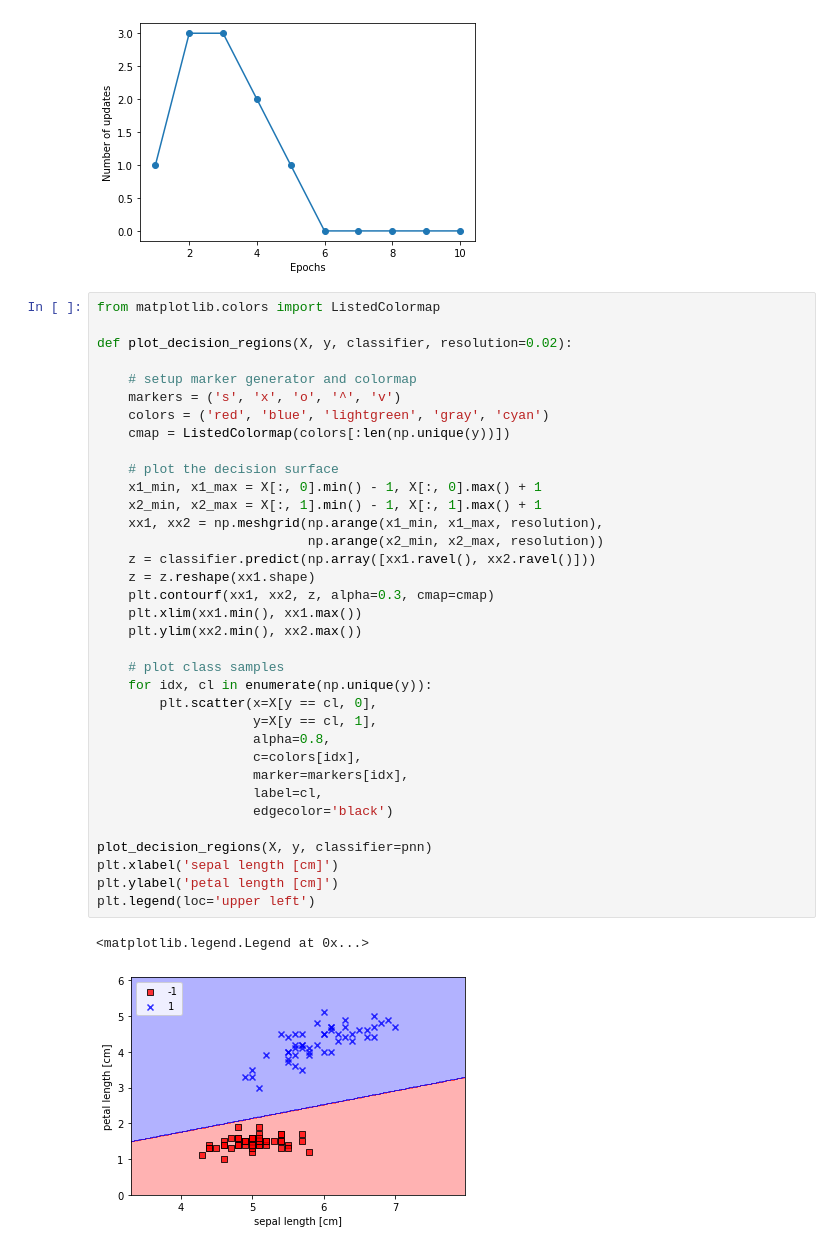
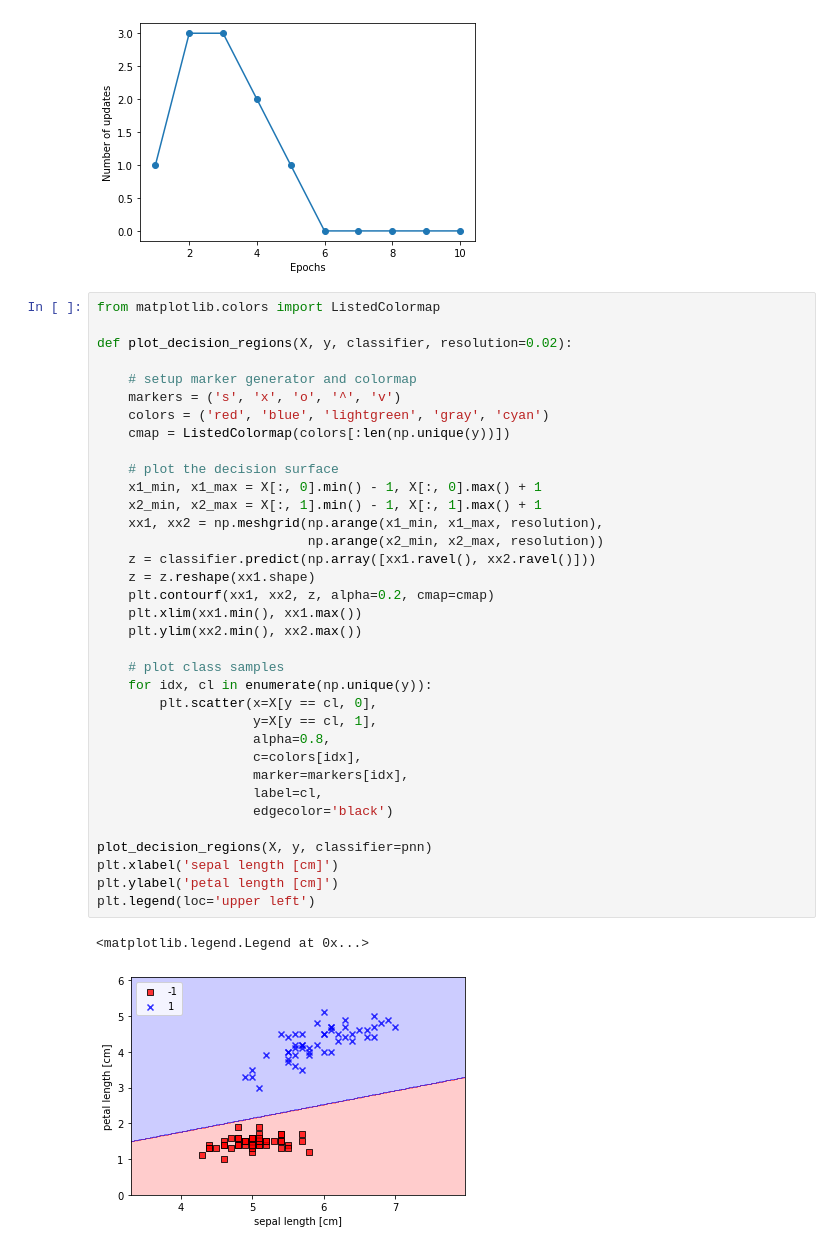
Before and after one commit to JimGerth/desy-ml-python, a Jupyter notebook: Untitled.ipynb, the cells around one changed output. Drawn from its saved outputs; the diff is of its cells as text.

```diff
--- a/Untitled.ipynb
+++ b/Untitled.ipynb
@@ -49,32 +49,32 @@ def plot_decision_regions(X, y, classifier, resolution=0.02):
     markers = ('s', 'x', 'o', '^', 'v')
     colors = ('red', 'blue', 'lightgreen', 'gray', 'cyan')
     cmap = ListedColormap(colors[:len(np.unique(y))])
 
     # plot the decision surface
     x1_min, x1_max = X[:, 0].min() - 1, X[:, 0].max() + 1
     x2_min, x2_max = X[:, 1].min() - 1, X[:, 1].max() + 1
     xx1, xx2 = np.meshgrid(np.arange(x1_min, x1_max, resolution),
                            np.arange(x2_min, x2_max, resolution))
     z = classifier.predict(np.array([xx1.ravel(), xx2.ravel()]))
     z = z.reshape(xx1.shape)
-    plt.contourf(xx1, xx2, z, alpha=0.3, cmap=cmap)
+    plt.contourf(xx1, xx2, z, alpha=0.2, cmap=cmap)
     plt.xlim(xx1.min(), xx1.max())
     plt.ylim(xx2.min(), xx2.max())
 
     # plot class samples
     for idx, cl in enumerate(np.unique(y)):
         plt.scatter(x=X[y == cl, 0],
                     y=X[y == cl, 1],
                     alpha=0.8,
                     c=colors[idx],
                     marker=markers[idx],
                     label=cl,
                     edgecolor='black')
 
 plot_decision_regions(X, y, classifier=pnn)
 plt.xlabel('sepal length [cm]')
 plt.ylabel('petal length [cm]')
 plt.legend(loc='upper left')
 # %% [output]
 <matplotlib.legend.Legend at 0x...>
-[figure, old version]
+[figure, new version]
```
